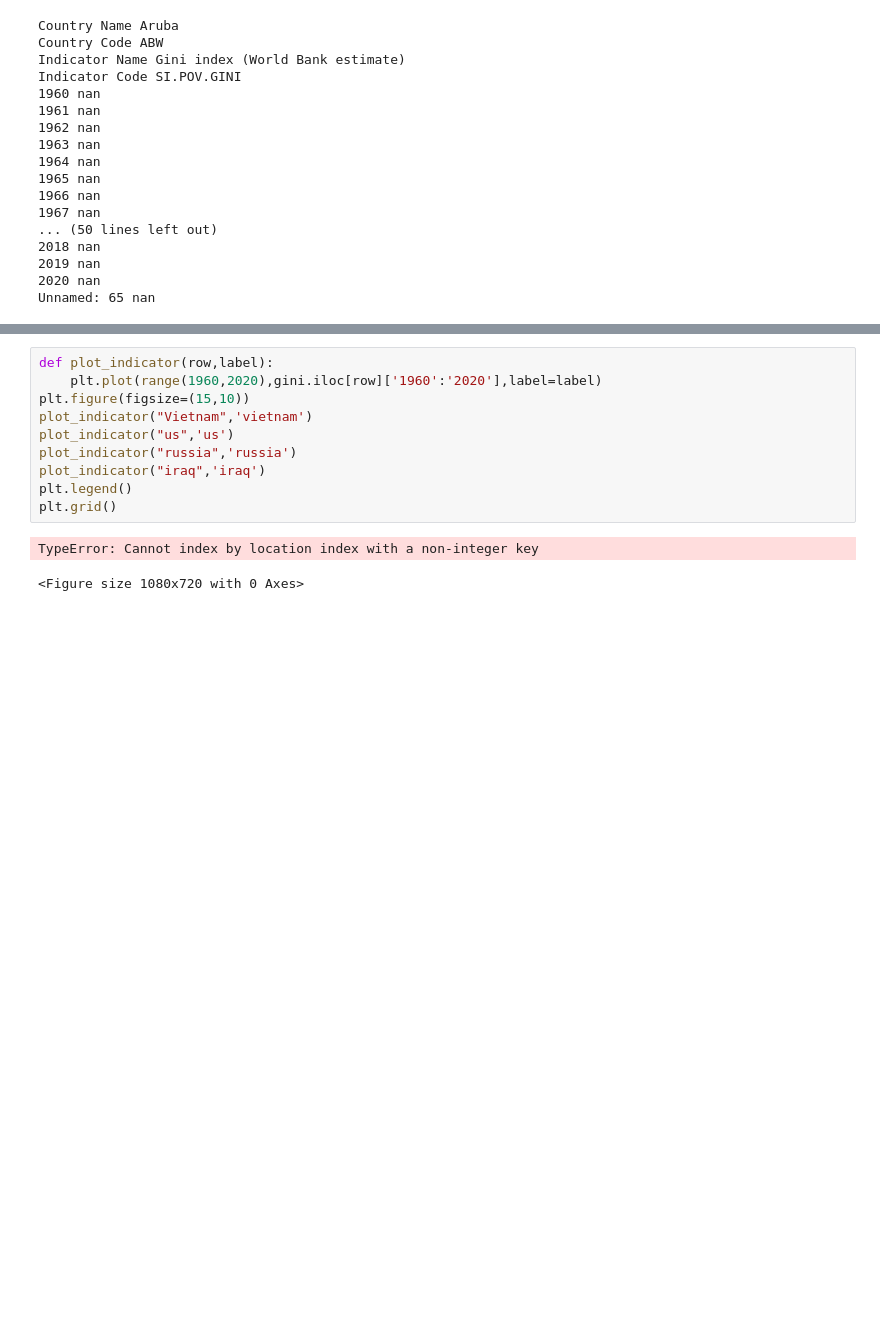
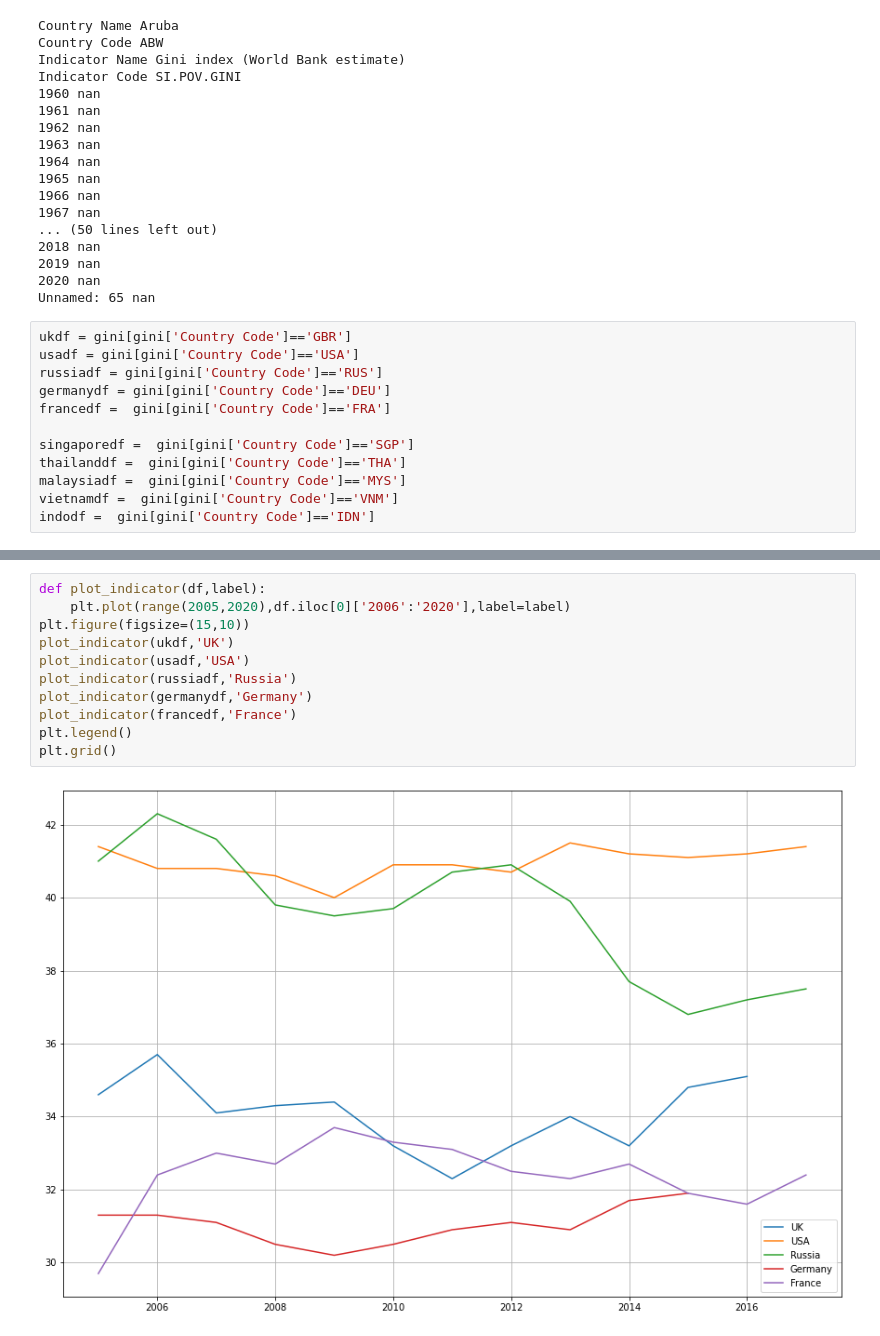
Before and after one commit to Malai237/cs103a-cpa01, a Jupyter notebook: cpa01.ipynb, the cells around one changed output, grey strips where cells are left out. Cells and saved outputs as stored; diff of their text form; blank space fills up the shorter version.

```diff
--- a/cpa01.ipynb
+++ b/cpa01.ipynb
@@ -66,3 +91,15 @@ Indicator Code SI.POV.GINI
 2019 nan
 2020 nan
 Unnamed: 65 nan
+# %%
+ukdf = gini[gini['Country Code']=='GBR']
+usadf = gini[gini['Country Code']=='USA']
+russiadf = gini[gini['Country Code']=='RUS']
+germanydf = gini[gini['Country Code']=='DEU']
+francedf =  gini[gini['Country Code']=='FRA']
+
+singaporedf =  gini[gini['Country Code']=='SGP']
+thailanddf =  gini[gini['Country Code']=='THA']
+malaysiadf =  gini[gini['Country Code']=='MYS']
+vietnamdf =  gini[gini['Country Code']=='VNM']
+indodf =  gini[gini['Country Code']=='IDN']
@@ -69,13 +126,13 @@ Unnamed: 65 nan
 # %%
-def plot_indicator(row,label):
-    plt.plot(range(1960,2020),gini.iloc[row]['1960':'2020'],label=label)
+def plot_indicator(df,label):
+    plt.plot(range(2005,2020),df.iloc[0]['2006':'2020'],label=label)
 plt.figure(figsize=(15,10))
-plot_indicator("Vietnam",'vietnam')
-plot_indicator("us",'us')
-plot_indicator("russia",'russia')
-plot_indicator("iraq",'iraq')
+plot_indicator(ukdf,'UK')
+plot_indicator(usadf,'USA')
+plot_indicator(russiadf,'Russia')
+plot_indicator(germanydf,'Germany')
+plot_indicator(francedf,'France')
 plt.legend()
 plt.grid()
 # %% [output]
-TypeError: Cannot index by location index with a non-integer key
-<Figure size 1080x720 with 0 Axes>
+[figure, added]
```
Also changed, not shown: parts of 5 cells of this notebook.
